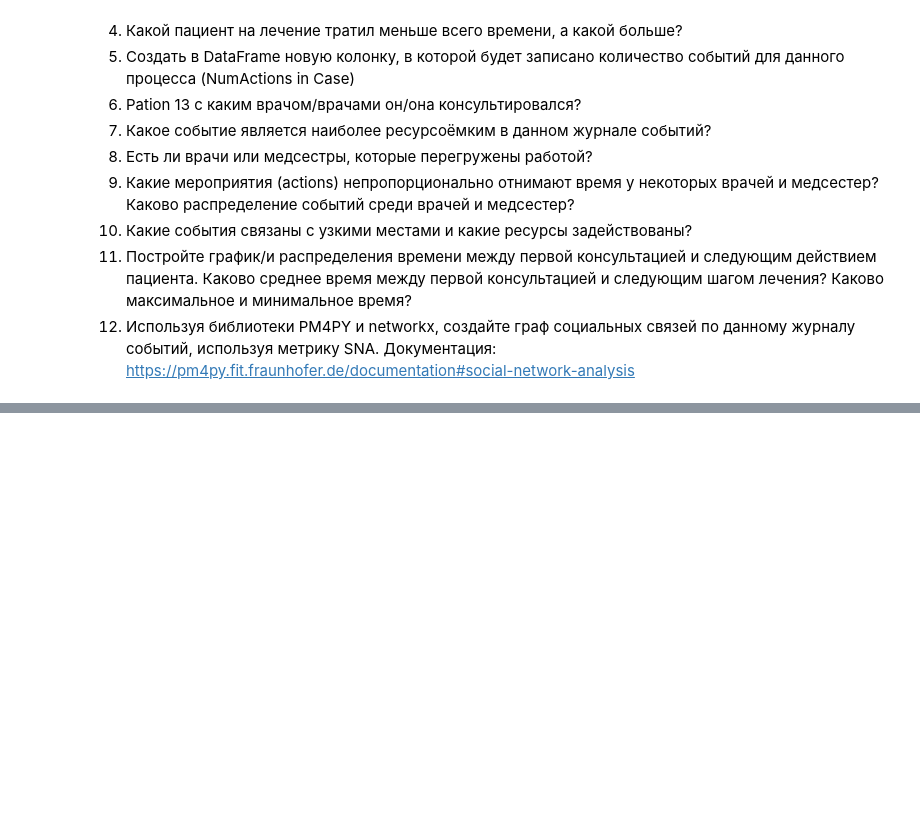
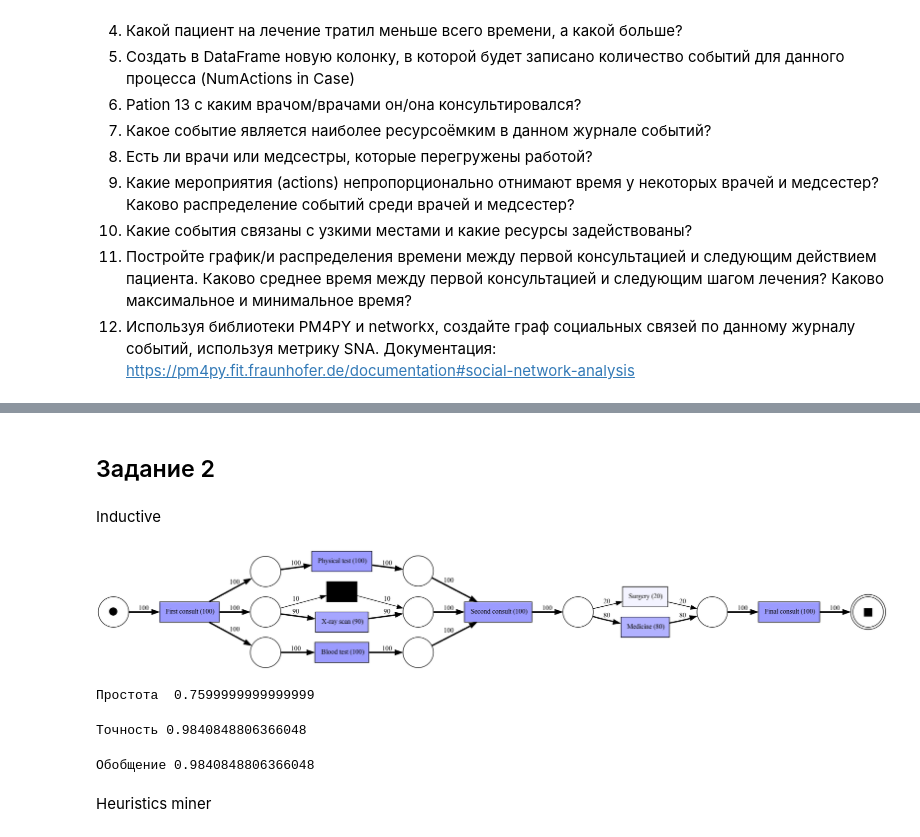
Before and after one commit to Adelaaas/Process_mining_lab_hes, a Jupyter notebook: Lab_01/Kurushin.ipynb, the cells around one changed output, grey strips where cells are left out. Drawn from its saved outputs; the diff is of its cells as text; code cells hidden in the pictures; blank space fills up the shorter version.

```diff
--- a/Lab_01/Kurushin.ipynb
+++ b/Lab_01/Kurushin.ipynb
@@ -456,0 +657,37 @@ sns.scatterplot(x=log_csv['time:timestamp'], y=log_csv['org:resource'], hue=log_
+# %% [markdown]
+## Задание 2
+# %% [markdown]
+Inductive
+# %%
+from pm4py.algo.discovery.inductive import algorithm as inductive_miner
+import pm4py
+net, im, fm = pm4py.discover_petri_net_inductive(event_log)
+from pm4py.visualization.petri_net import visualizer as pn_visualizer
+parameters = {pn_visualizer.Variants.FREQUENCY.value.Parameters.FORMAT: "png"}
+gviz = pn_visualizer.apply(net, im, fm,
+                           parameters=parameters,
+                           variant=pn_visualizer.Variants.FREQUENCY,
+                           log=event_log)
+pn_visualizer.view(gviz)
+# %% [output]
+[figure, added]
+# %%
+from pm4py.algo.evaluation.simplicity import algorithm as simplicity_evaluator
+simp = simplicity_evaluator.apply(net)
+print("Простота ", simp)
+# %% [output]
+Простота  0.7599999999999999
+# %%
+from pm4py.algo.evaluation.precision import algorithm as precision_evaluator
+prec = precision_evaluator.apply(event_log, net, im, fm, variant=precision_evaluator.Variants.ETCONFORMANCE_TOKEN)
+print(f"\nТочность {prec}")
+# %% [output]
+Точность 0.9840848806366048
+# %%
+from pm4py.algo.evaluation.generalization import algorithm as generalization_evaluator
+gen = generalization_evaluator.apply(event_log, net, im, fm)
+print(f"\nОбобщение {prec}\n")
+# %% [output]
+Обобщение 0.9840848806366048
+# %% [markdown]
+Heuristics miner
```
Also changed, not shown: parts of 58 cells of this notebook, 2 other files.
